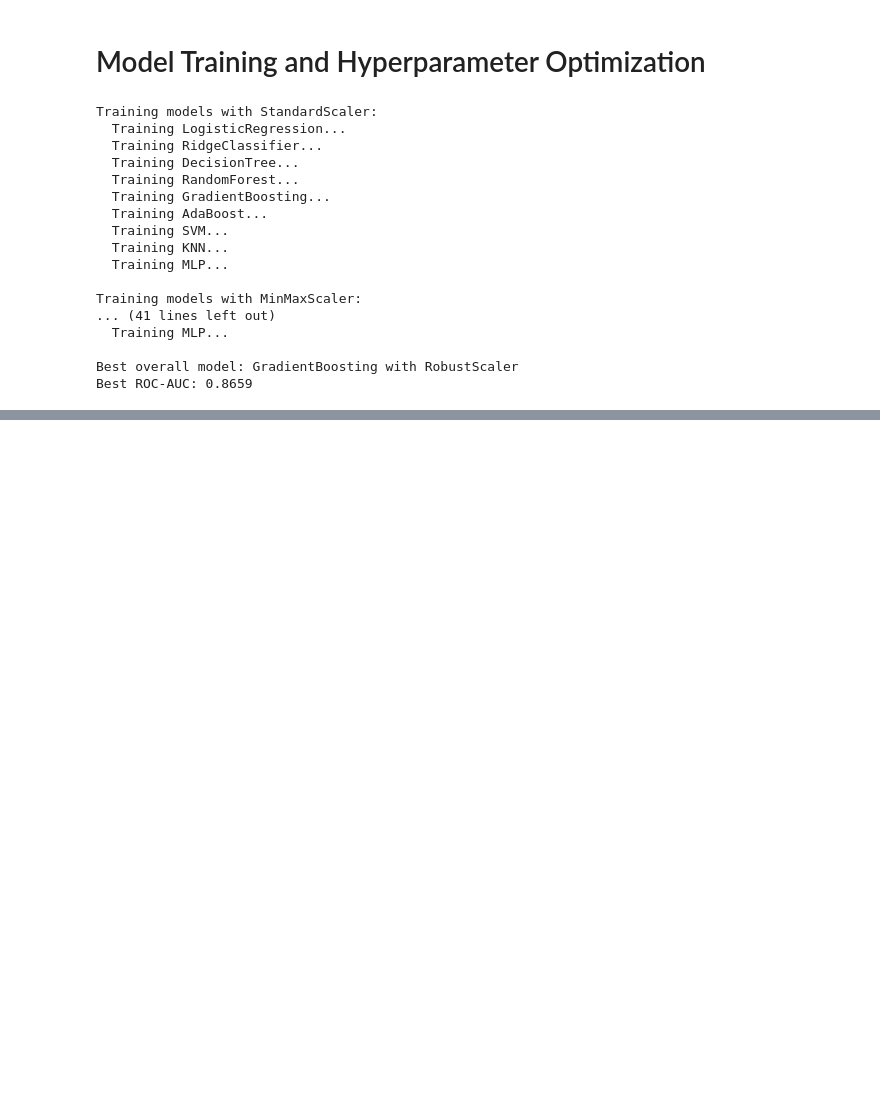
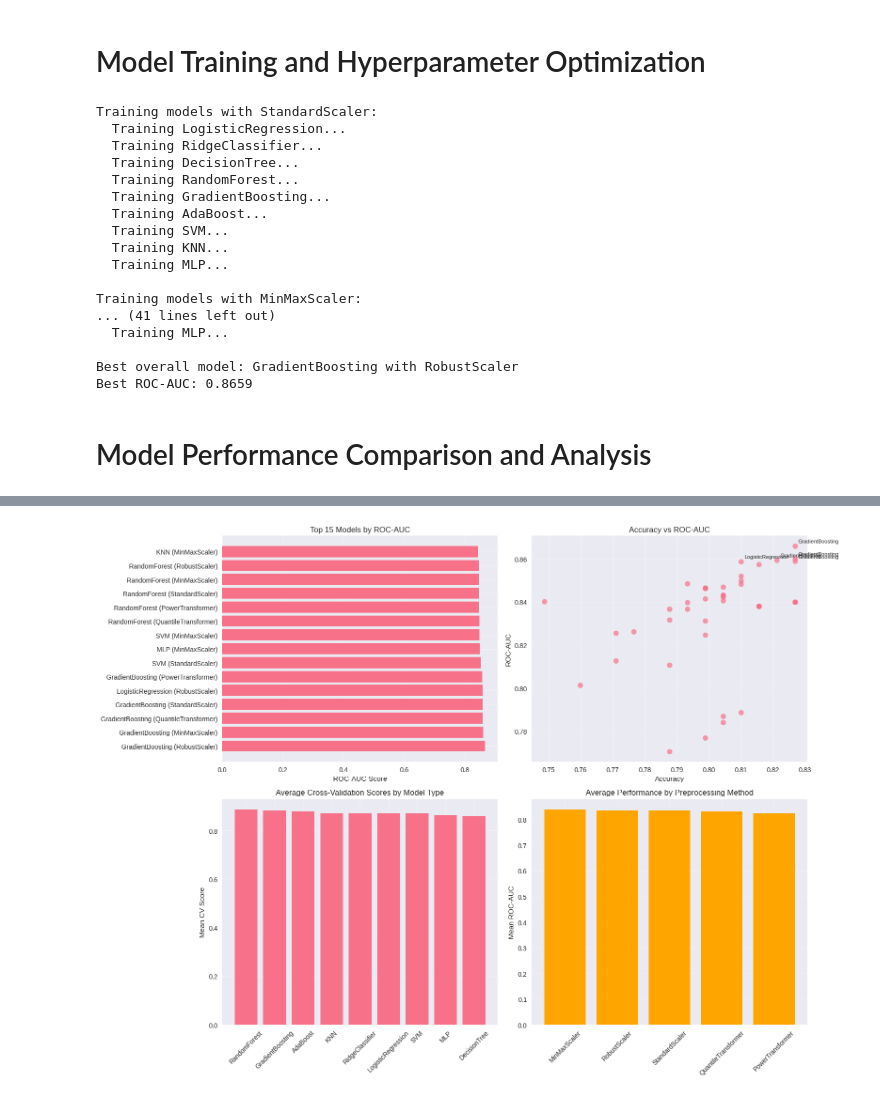
Before and after one commit to Nimo-07/Titanic-Survival, a Jupyter notebook: code.ipynb, the cells around one changed output, grey strips where cells are left out. Drawn from its saved outputs; the diff is of its cells as text; code cells hidden in the pictures; blank space fills up the shorter version.

Commit message:
Model Performance Comparison , Analysis and Visualization

```diff
--- a/code.ipynb
+++ b/code.ipynb
@@ -613,3 +613,82 @@ Training models with MinMaxScaler:
 
 Best overall model: GradientBoosting with RobustScaler
 Best ROC-AUC: 0.8659
+# %% [markdown]
+# Model Performance Comparison and Analysis
+# %%
+comparison_results = []
+
+for prep_name, prep_results in model_results.items():
+    for model_name, model_data in prep_results.items():
+        metrics = model_data['metrics']
+        comparison_results.append({
+            'Preprocessing': prep_name,
+            'Model': model_name,
+            'Accuracy': metrics['accuracy'],
+            'Precision': metrics['precision'],
+            'Recall': metrics['recall'],
+            'F1-Score': metrics['f1'],
+            'ROC-AUC': metrics['roc_auc'],
+            'CV_Mean': metrics['cv_score_mean'],
+            'CV_Std': metrics['cv_score_std']
+        })
+
+results_df = pd.DataFrame(comparison_results)
+results_df = results_df.sort_values('ROC-AUC', ascending=False)
+
+print("Top 10 Model Performances:")
+print(results_df.head(10).round(4))
+
+fig, axes = plt.subplots(2, 2, figsize=(16, 12))
+
+top_15 = results_df.head(15)
+axes[0, 0].barh(range(len(top_15)), top_15['ROC-AUC'])
+axes[0, 0].set_yticks(range(len(top_15)))
+axes[0, 0].set_yticklabels([f"{row['Model']} ({row['Preprocessing']})" for _, row in top_15.iterrows()])
+axes[0, 0].set_xlabel('ROC-AUC Score')
+axes[0, 0].set_title('Top 15 Models by ROC-AUC')
+axes[0, 0].grid(True, alpha=0.3)
+
+axes[0, 1].scatter(results_df['Accuracy'], results_df['ROC-AUC'], alpha=0.7, s=60)
+for i, (_, row) in enumerate(results_df.head(5).iterrows()):
+    axes[0, 1].annotate(f"{row['Model']}", (row['Accuracy'], row['ROC-AUC']),
+                       xytext=(5, 5), textcoords='offset points', fontsize=8)
+axes[0, 1].set_xlabel('Accuracy')
+axes[0, 1].set_ylabel('ROC-AUC')
+axes[0, 1].set_title('Accuracy vs ROC-AUC')
+axes[0, 1].grid(True, alpha=0.3)
+
+model_cv_scores = results_df.groupby('Model')['CV_Mean'].mean().sort_values(ascending=False)
+axes[1, 0].bar(range(len(model_cv_scores)), model_cv_scores.values)
+axes[1, 0].set_xticks(range(len(model_cv_scores)))
+axes[1, 0].set_xticklabels(model_cv_scores.index, rotation=45)
+axes[1, 0].set_ylabel('Mean CV Score')
+axes[1, 0].set_title('Average Cross-Validation Scores by Model Type')
+axes[1, 0].grid(True, alpha=0.3)
+
+prep_scores = results_df.groupby('Preprocessing')['ROC-AUC'].mean().sort_values(ascending=False)
+axes[1, 1].bar(range(len(prep_scores)), prep_scores.values, color='orange')
+axes[1, 1].set_xticks(range(len(prep_scores)))
+axes[1, 1].set_xticklabels(prep_scores.index, rotation=45)
+axes[1, 1].set_ylabel('Mean ROC-AUC')
+axes[1, 1].set_title('Average Performance by Preprocessing Method')
+axes[1, 1].grid(True, alpha=0.3)
+
+plt.tight_layout()
+plt.show()
+
+print("\nStatistical Analysis of Model Performance:")
+print(f"Mean ROC-AUC: {results_df['ROC-AUC'].mean():.4f}")
+print(f"Standard Deviation: {results_df['ROC-AUC'].std():.4f}")
+print(f"Best ROC-AUC: {results_df['ROC-AUC'].max():.4f}")
+print(f"Worst ROC-AUC: {results_df['ROC-AUC'].min():.4f}")
+
+model_performance = results_df.groupby('Model').agg({
+    'ROC-AUC': ['mean', 'std', 'max', 'min'],
+    'Accuracy': ['mean', 'std'],
+    'F1-Score': ['mean', 'std']
+}).round(4)
+
+print("\nModel Type Performance Summary:")
+print(model_performance)
+# %% [output]
@@ -615,0 +712 @@ Best ROC-AUC: 0.8659
+[figure, added]
```
Also changed, not shown: parts of 1 cell of this notebook.
